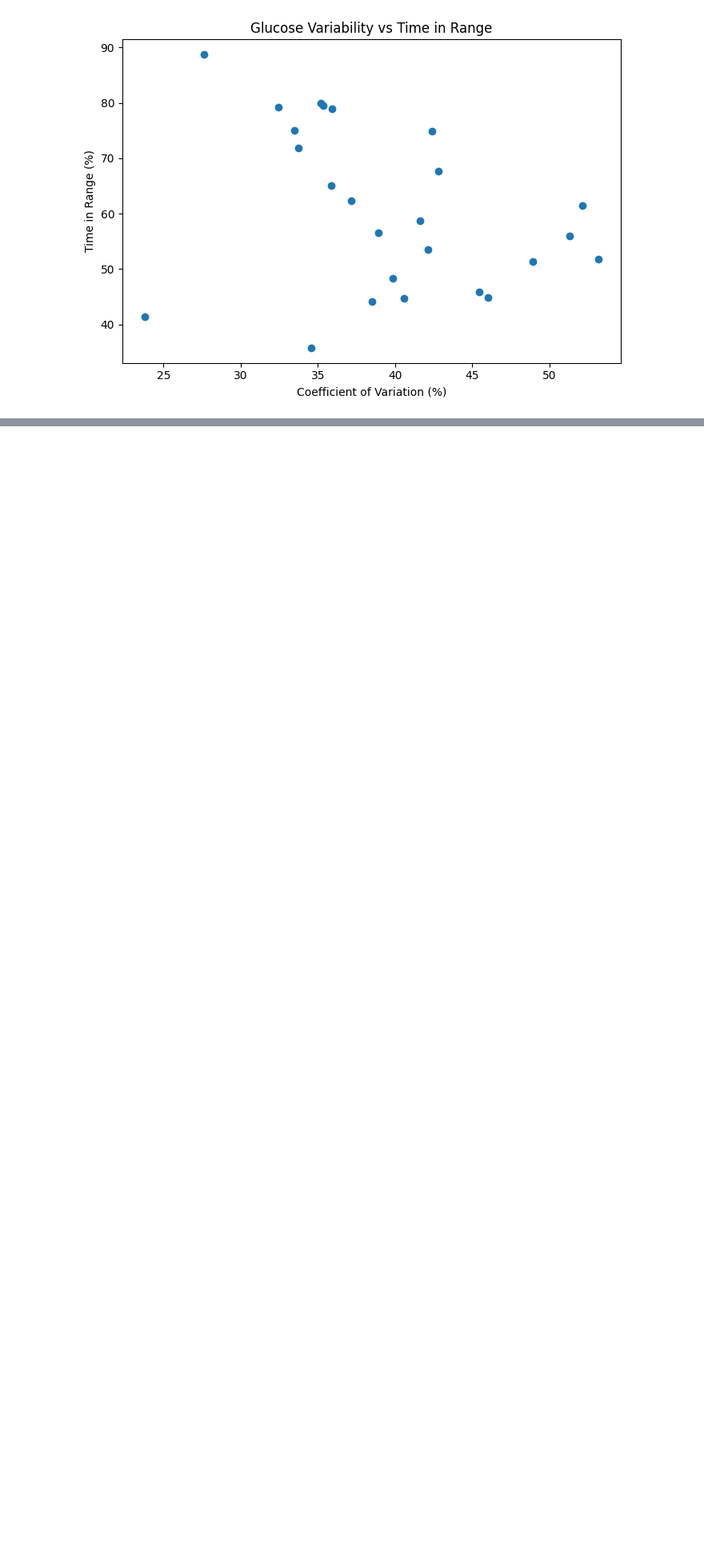
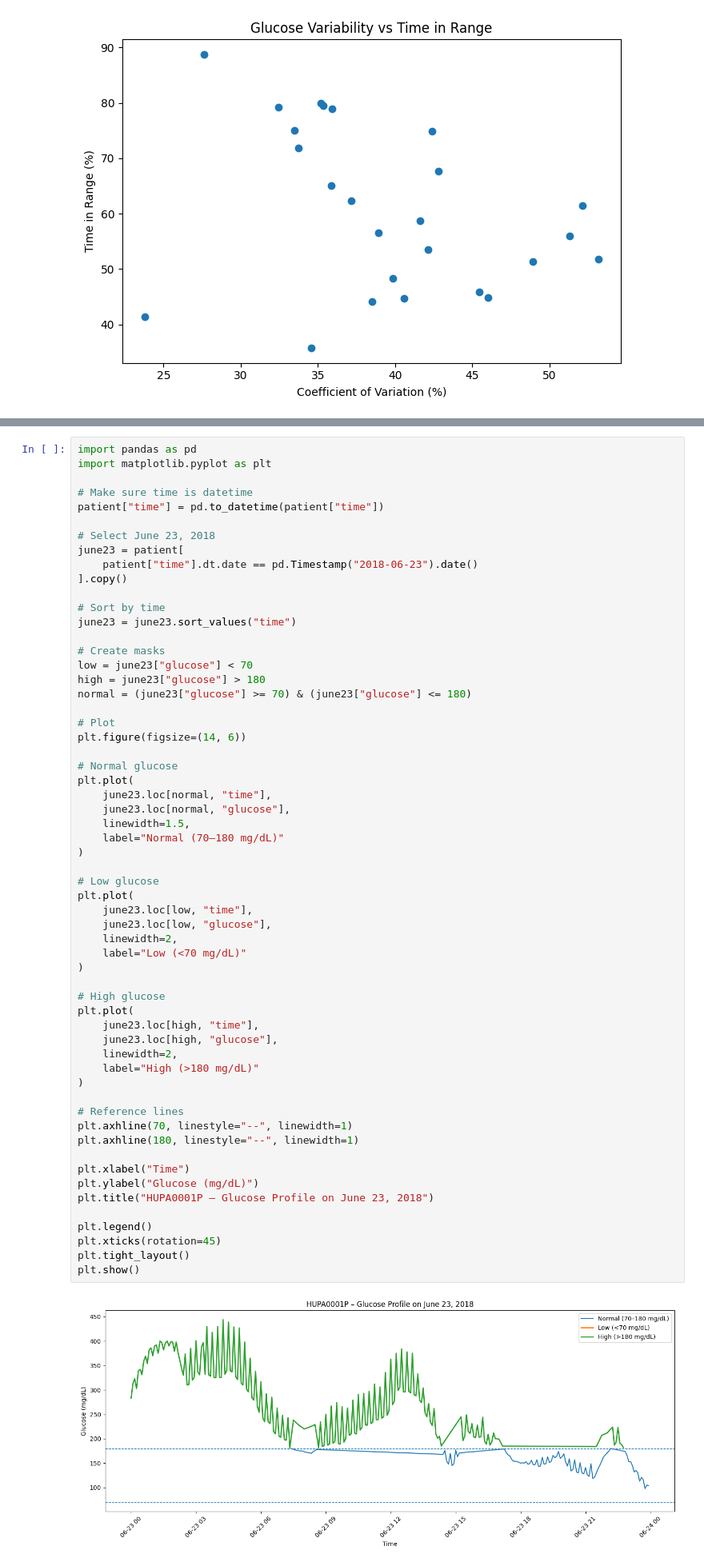
Before and after one commit to tharu0203/cgm-Analyzer, a Jupyter notebook: notebooks/cgm.analyser.ipynb, the cells around one changed output, grey strips where cells are left out. Shown at 80% size. Drawn from its saved outputs; the diff is of its cells as text; blank space fills up the shorter version.

Commit message:
Add automated daily analysis and important day detection

```diff
--- a/notebooks/cgm.analyser.ipynb
+++ b/notebooks/cgm.analyser.ipynb
@@ -634,0 +735,61 @@ r= -0.33 weak to moderate relationship. If glucose concentrations are above the
+# %%
+import pandas as pd
+import matplotlib.pyplot as plt
+
+# Make sure time is datetime
+patient["time"] = pd.to_datetime(patient["time"])
+
+# Select June 23, 2018
+june23 = patient[
+    patient["time"].dt.date == pd.Timestamp("2018-06-23").date()
+].copy()
+
+# Sort by time
+june23 = june23.sort_values("time")
+
+# Create masks
+low = june23["glucose"] < 70
+high = june23["glucose"] > 180
+normal = (june23["glucose"] >= 70) & (june23["glucose"] <= 180)
+
+# Plot
+plt.figure(figsize=(14, 6))
+
+# Normal glucose
+plt.plot(
+    june23.loc[normal, "time"],
+    june23.loc[normal, "glucose"],
+    linewidth=1.5,
+    label="Normal (70–180 mg/dL)"
+)
+
+# Low glucose
+plt.plot(
+    june23.loc[low, "time"],
+    june23.loc[low, "glucose"],
+    linewidth=2,
+    label="Low (<70 mg/dL)"
+)
+
+# High glucose
+plt.plot(
+    june23.loc[high, "time"],
+    june23.loc[high, "glucose"],
+    linewidth=2,
+    label="High (>180 mg/dL)"
+)
+
+# Reference lines
+plt.axhline(70, linestyle="--", linewidth=1)
+plt.axhline(180, linestyle="--", linewidth=1)
+
+plt.xlabel("Time")
+plt.ylabel("Glucose (mg/dL)")
+plt.title("HUPA0001P – Glucose Profile on June 23, 2018")
+
+plt.legend()
+plt.xticks(rotation=45)
+plt.tight_layout()
+plt.show()
+# %% [output]
+[figure, added]
```
Also changed, not shown: parts of 37 cells of this notebook.
